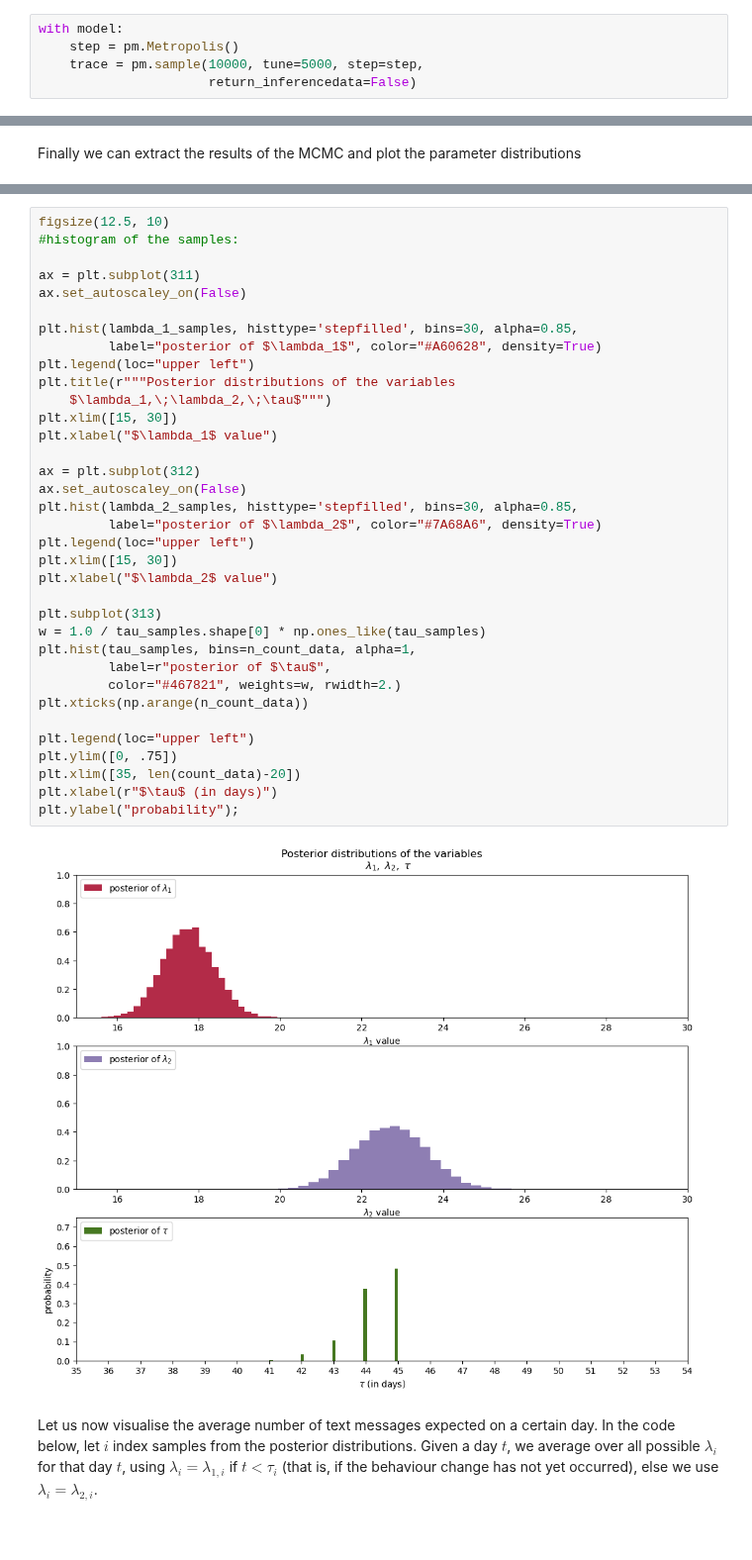
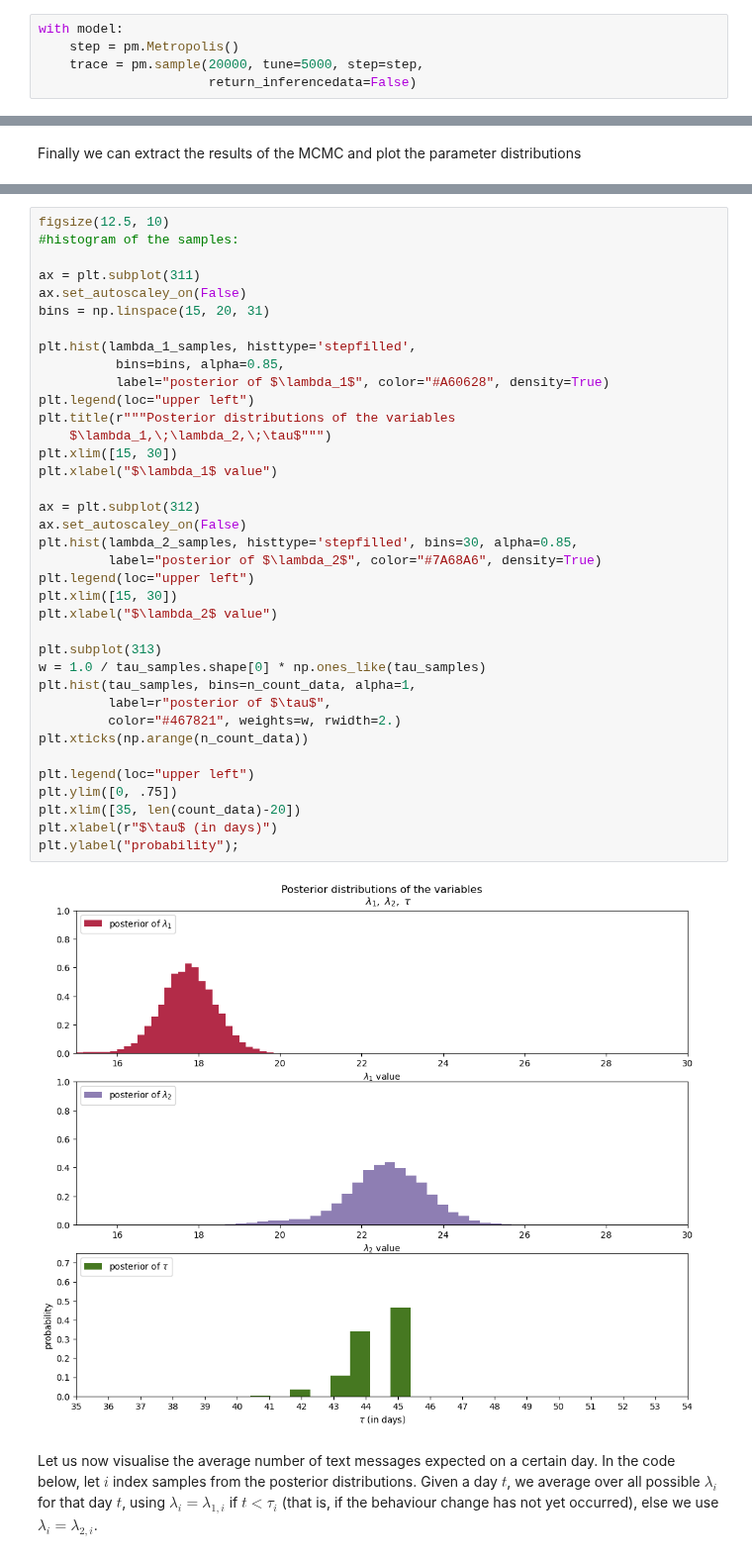
Before and after one commit to albazarova/sbi_intro, a Jupyter notebook: notebook_2_MCMC.ipynb, the cells around one changed output, grey strips where cells are left out. Shown at 99% size. Saved outputs shown, nothing was run; the diff lists cells and outputs as text.

```diff
--- a/notebook_2_MCMC.ipynb
+++ b/notebook_2_MCMC.ipynb
@@ -90,7 +90,7 @@ with model:
 # %%
 with model:
     step = pm.Metropolis()
-    trace = pm.sample(10000, tune=5000, step=step,
+    trace = pm.sample(20000, tune=5000, step=step,
                       return_inferencedata=False)
 # %% [output]
 Multiprocess sampling (4 chains in 4 jobs)
@@ -115,37 +121,39 @@ figsize(12.5, 10)
 
 ax = plt.subplot(311)
 ax.set_autoscaley_on(False)
+bins = np.linspace(15, 20, 31)
 
-plt.hist(lambda_1_samples, histtype='stepfilled', bins=30, alpha=0.85,
-         label="posterior of $\lambda_1$", color="#A60628", density=True)
+plt.hist(lambda_1_samples, histtype='stepfilled',
+          bins=bins, alpha=0.85,
+          label="posterior of $\lambda_1$", color="#A60628", density=True)
 plt.legend(loc="upper left")
 plt.title(r"""Posterior distributions of the variables
     $\lambda_1,\;\lambda_2,\;\tau$""")
 plt.xlim([15, 30])
 plt.xlabel("$\lambda_1$ value")
 
 ax = plt.subplot(312)
 ax.set_autoscaley_on(False)
 plt.hist(lambda_2_samples, histtype='stepfilled', bins=30, alpha=0.85,
          label="posterior of $\lambda_2$", color="#7A68A6", density=True)
 plt.legend(loc="upper left")
 plt.xlim([15, 30])
 plt.xlabel("$\lambda_2$ value")
 
 plt.subplot(313)
 w = 1.0 / tau_samples.shape[0] * np.ones_like(tau_samples)
 plt.hist(tau_samples, bins=n_count_data, alpha=1,
          label=r"posterior of $\tau$",
          color="#467821", weights=w, rwidth=2.)
 plt.xticks(np.arange(n_count_data))
 
 plt.legend(loc="upper left")
 plt.ylim([0, .75])
 plt.xlim([35, len(count_data)-20])
 plt.xlabel(r"$\tau$ (in days)")
 plt.ylabel("probability");
 # %% [output]
-[figure, old version]
+[figure, new version]
 # %% [markdown]
 Let us now visualise the average number of text messages expected on a certain day. In the code below, let $i$ index samples from the posterior distributions. Given a day $t$, we average over all possible $\lambda_i$ for that day $t$, using $\lambda_i = \lambda_{1,i}$ if $t \lt \tau_i$ (that is, if the behaviour change has not yet occurred), else we use $\lambda_i = \lambda_{2,i}$.
 # %%
```
Also changed, not shown: parts of 5 cells of this notebook, 4 other files.
